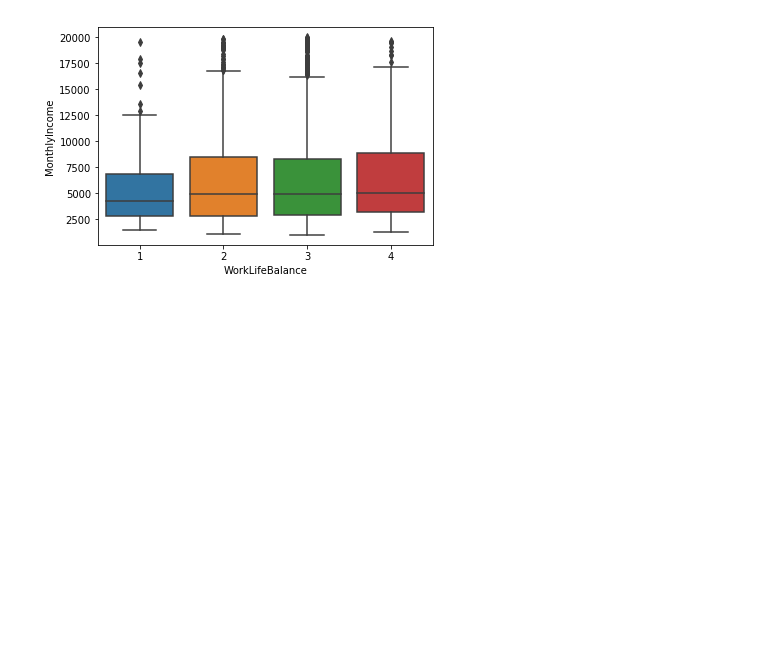
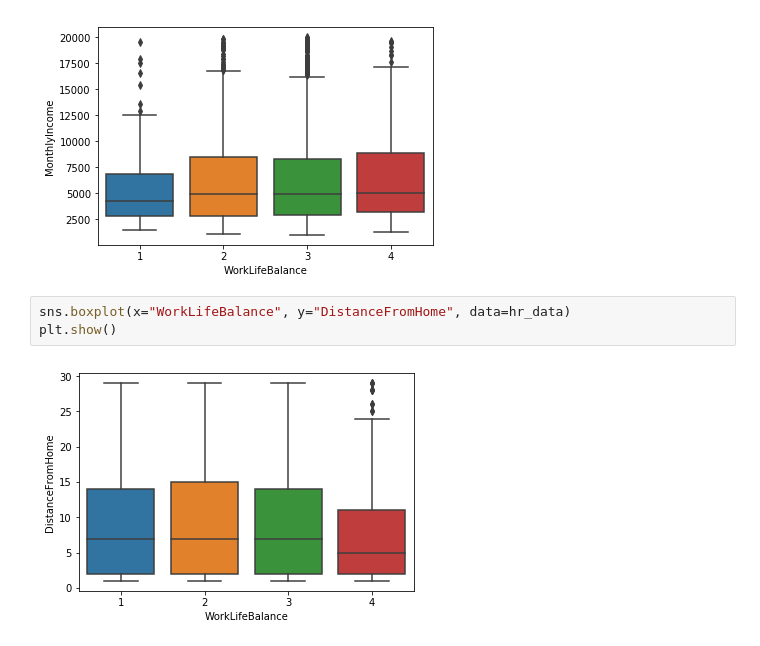
Before and after one commit to tonnykwon/naver-project, a Jupyter notebook: EDA.ipynb, the cells around one changed output. Saved outputs shown, nothing was run; the diff lists cells and outputs as text; blank space fills up the shorter version.

```diff
--- a/EDA.ipynb
+++ b/EDA.ipynb
@@ -250,3 +247,8 @@ sns.boxplot(x="WorkLifeBalance", y="MonthlyIncome", data=hr_data)
 plt.show()
 # %% [output]
 [figure]
+# %%
+sns.boxplot(x="WorkLifeBalance", y="DistanceFromHome", data=hr_data)
+plt.show()
+# %% [output]
+[figure, added]
```
Also changed, not shown: parts of 17 cells of this notebook.
